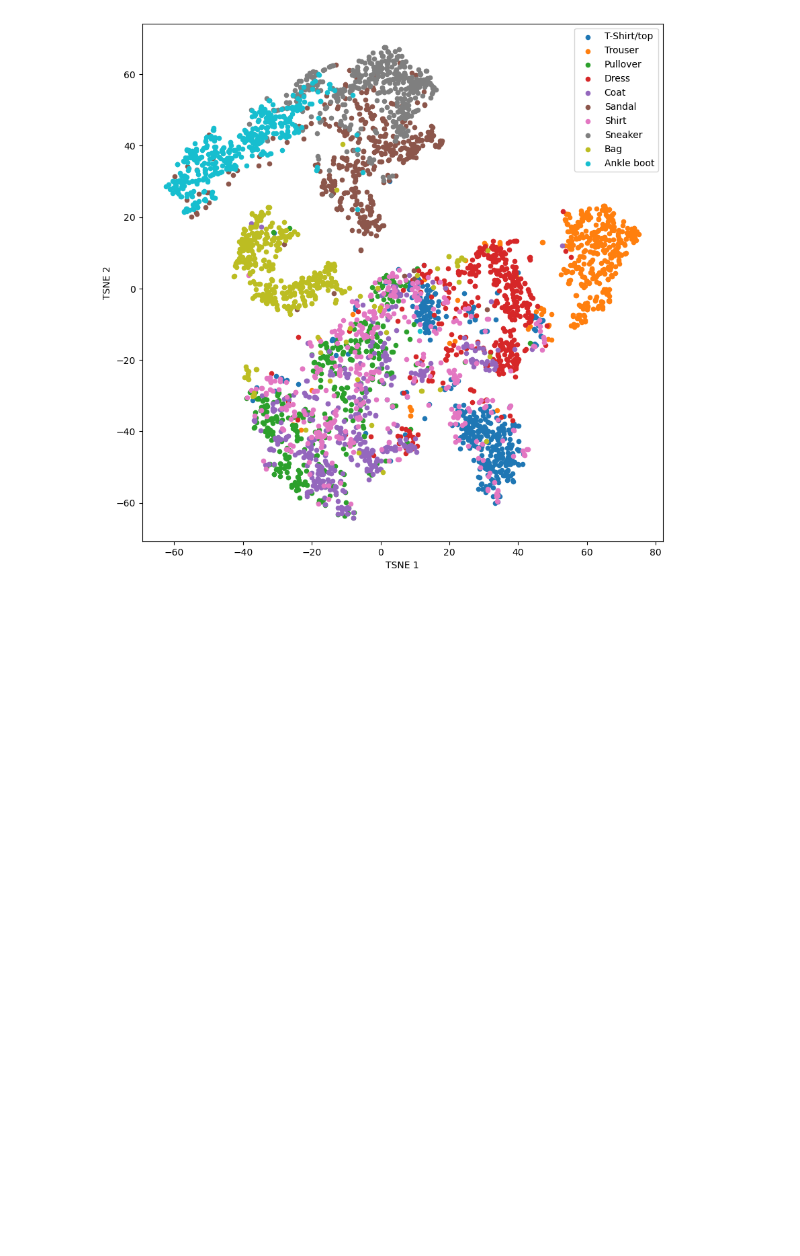
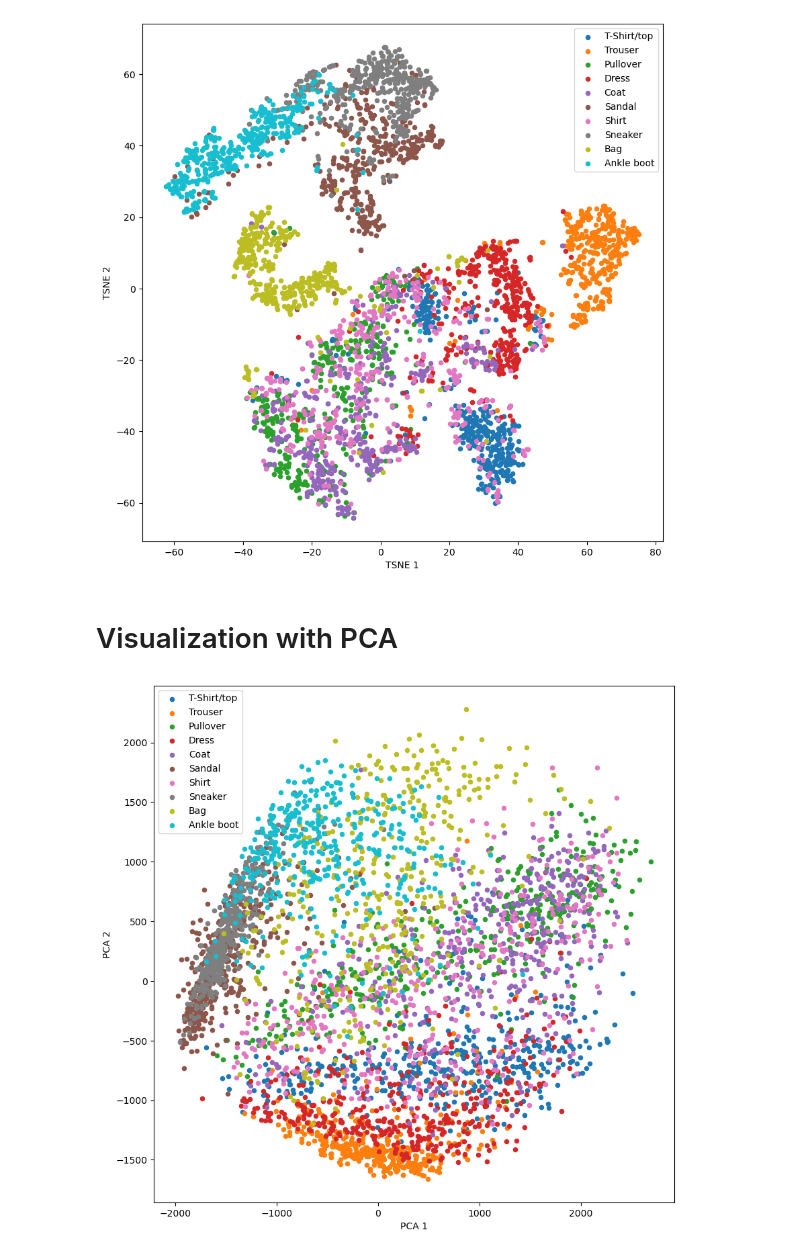
Before and after one commit to HekalMaulana/unsupervised_learning_JCOPML, a Jupyter notebook: 18 - Unsupervised Learning/02 - Dimensionality Reduction/Part 5 - Hingher Dimension Visualization Menggunakan tSNE.ipynb, the cells around one changed output. Saved outputs shown, nothing was run; the diff lists cells and outputs as text; code cells hidden in the pictures; blank space fills up the shorter version.

Commit message:
Visualization With PCA

```diff
--- a/18 - Unsupervised Learning/02 - Dimensionality Reduction/Part 5 - Hingher Dimension Visualization Menggunakan tSNE.ipynb
+++ b/18 - Unsupervised Learning/02 - Dimensionality Reduction/Part 5 - Hingher Dimension Visualization Menggunakan tSNE.ipynb
@@ -80,3 +80,18 @@ plt.xlabel("TSNE 1")
 plt.ylabel("TSNE 2");
 # %% [output]
 [figure]
+# %% [markdown]
+# Visualization with PCA
+# %%
+pca = PCA(2)
+X_train_pca = pca.fit_transform(X_train)
+
+plt.figure(figsize=(10, 10))
+for i in range(10):
+    mask = y_train == i
+    plt.scatter(X_train_pca[mask, 0], X_train_pca[mask, 1], s=20, label=label2cat[i])
+plt.legend()
+plt.xlabel("PCA 1")
+plt.ylabel("PCA 2");
+# %% [output]
+[figure, added]
```
